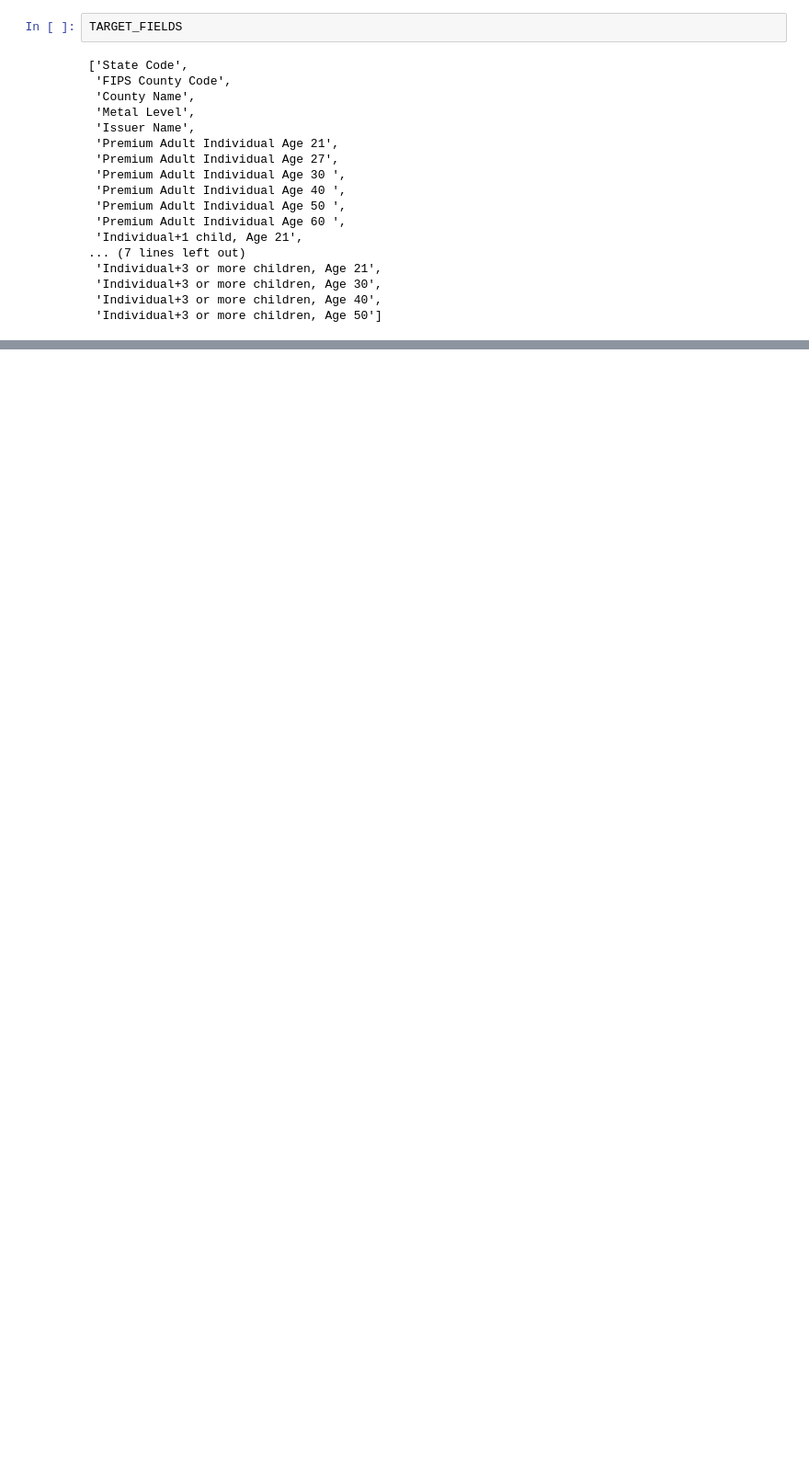
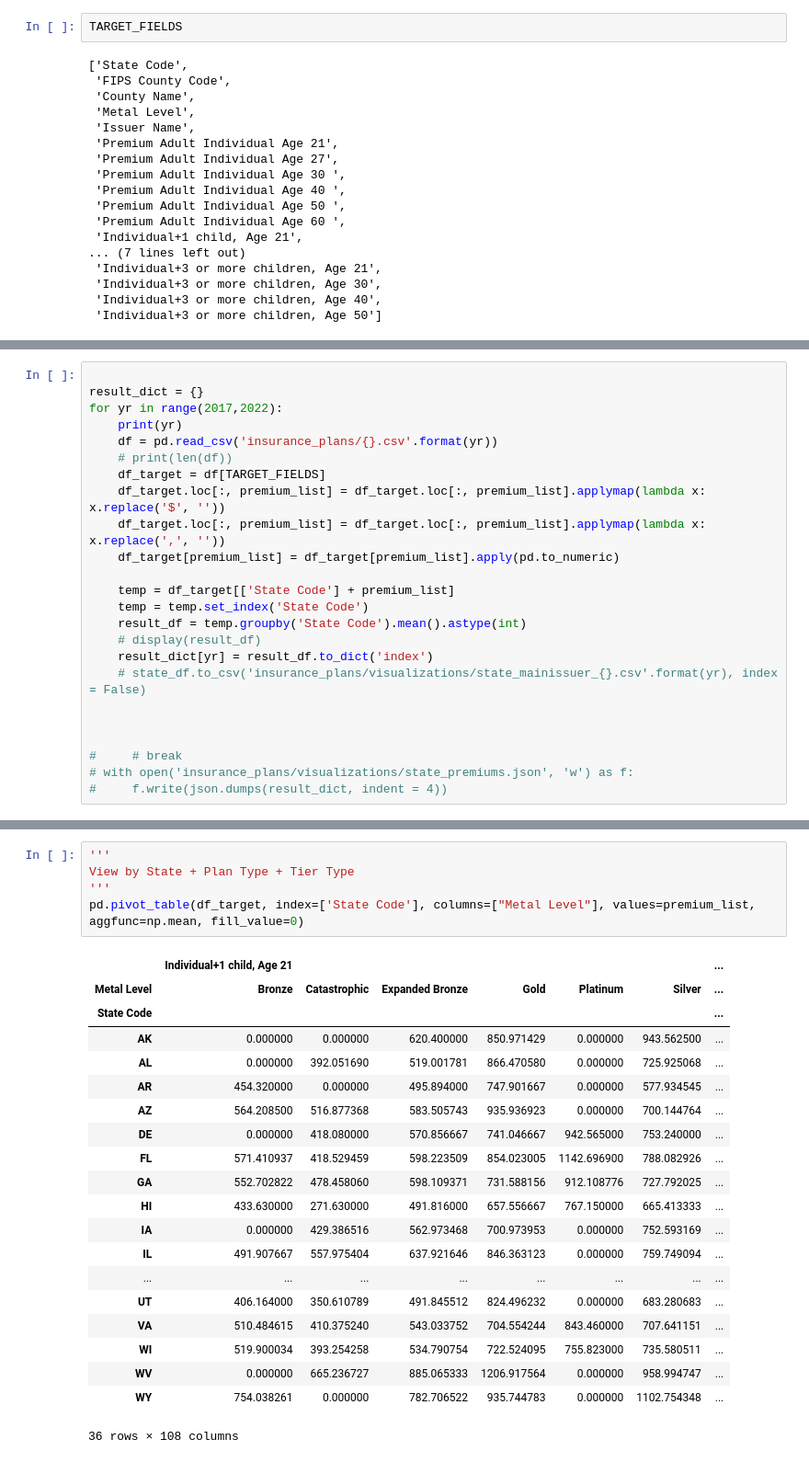
Before and after one commit to duyhho/Dynahealth-Backend, a Jupyter notebook: COVID-Visualization.ipynb, the cells around one changed output, grey strips where cells are left out. Shown: that part at 92% size. Drawn from its saved outputs; the diff is of its cells as text; blank space fills up the shorter version.

Commit message:
added basic visualization

```diff
--- a/COVID-Visualization.ipynb
+++ b/COVID-Visualization.ipynb
@@ -169,0 +136,24 @@ for yr in range(2017,2022):
+# %%
+
+result_dict = {}
+for yr in range(2017,2022):
+    print(yr)
+    df = pd.read_csv('insurance_plans/{}.csv'.format(yr))
+    # print(len(df))
+    df_target = df[TARGET_FIELDS]
+    df_target.loc[:, premium_list] = df_target.loc[:, premium_list].applymap(lambda x: x.replace('$', ''))
+    df_target.loc[:, premium_list] = df_target.loc[:, premium_list].applymap(lambda x: x.replace(',', ''))
+    df_target[premium_list] = df_target[premium_list].apply(pd.to_numeric)
+
+    temp = df_target[['State Code'] + premium_list]
+    temp = temp.set_index('State Code')
+    result_df = temp.groupby('State Code').mean().astype(int)
+    # display(result_df)
+    result_dict[yr] = result_df.to_dict('index')
+    # state_df.to_csv('insurance_plans/visualizations/state_mainissuer_{}.csv'.format(yr), index = False)
+
+
+
+#     # break
+# with open('insurance_plans/visualizations/state_premiums.json', 'w') as f:
+#     f.write(json.dumps(result_dict, indent = 4))
@@ -169,0 +192,26 @@ for yr in range(2017,2022):
+# %%
+'''
+View by State + Plan Type + Tier Type
+'''
+pd.pivot_table(df_target, index=['State Code'], columns=["Metal Level"], values=premium_list, aggfunc=np.mean, fill_value=0)
+# %% [output]
+|  | Individual+1 child, Age 21 |  |  |  |  |  | ... |
+| Metal Level | Bronze | Catastrophic | Expanded Bronze | Gold | Platinum | Silver | ... |
+| State Code |  |  |  |  |  |  | ... |
+| AK | 0.000000 | 0.000000 | 620.400000 | 850.971429 | 0.000000 | 943.562500 | ... |
+| AL | 0.000000 | 392.051690 | 519.001781 | 866.470580 | 0.000000 | 725.925068 | ... |
+| AR | 454.320000 | 0.000000 | 495.894000 | 747.901667 | 0.000000 | 577.934545 | ... |
+| AZ | 564.208500 | 516.877368 | 583.505743 | 935.936923 | 0.000000 | 700.144764 | ... |
+| DE | 0.000000 | 418.080000 | 570.856667 | 741.046667 | 942.565000 | 753.240000 | ... |
+| FL | 571.410937 | 418.529459 | 598.223509 | 854.023005 | 1142.696900 | 788.082926 | ... |
+| GA | 552.702822 | 478.458060 | 598.109371 | 731.588156 | 912.108776 | 727.792025 | ... |
+| HI | 433.630000 | 271.630000 | 491.816000 | 657.556667 | 767.150000 | 665.413333 | ... |
+| IA | 0.000000 | 429.386516 | 562.973468 | 700.973953 | 0.000000 | 752.593169 | ... |
+| IL | 491.907667 | 557.975404 | 637.921646 | 846.363123 | 0.000000 | 759.749094 | ... |
+| ... | ... | ... | ... | ... | ... | ... | ... |
+| UT | 406.164000 | 350.610789 | 491.845512 | 824.496232 | 0.000000 | 683.280683 | ... |
+| VA | 510.484615 | 410.375240 | 543.033752 | 704.554244 | 843.460000 | 707.641151 | ... |
+| WI | 519.900034 | 393.254258 | 534.790754 | 722.524095 | 755.823000 | 735.580511 | ... |
+| WV | 0.000000 | 665.236727 | 885.065333 | 1206.917564 | 0.000000 | 958.994747 | ... |
+| WY | 754.038261 | 0.000000 | 782.706522 | 935.744783 | 0.000000 | 1102.754348 | ... |
+36 rows × 108 columns
```
Also changed, not shown: parts of 21 cells of this notebook, 2 other files.
